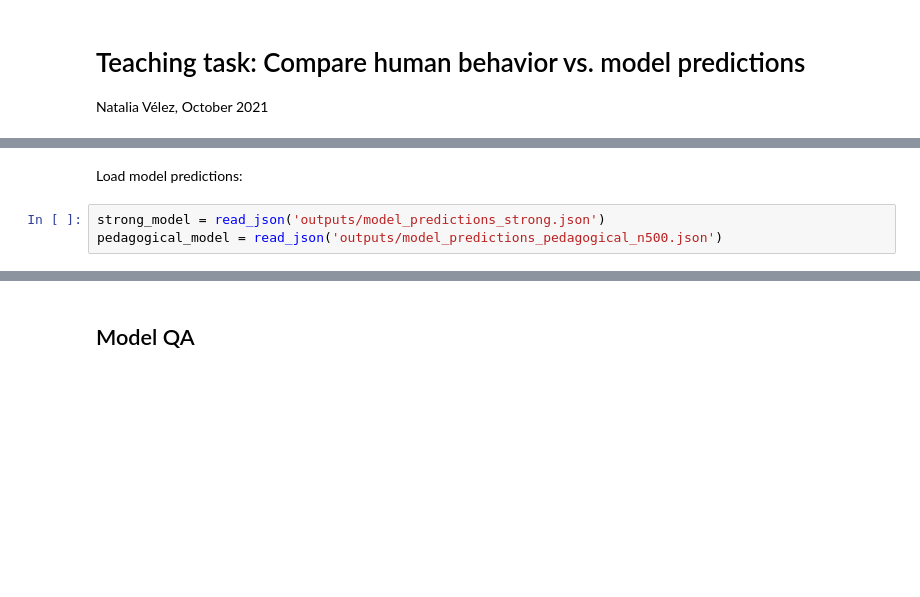
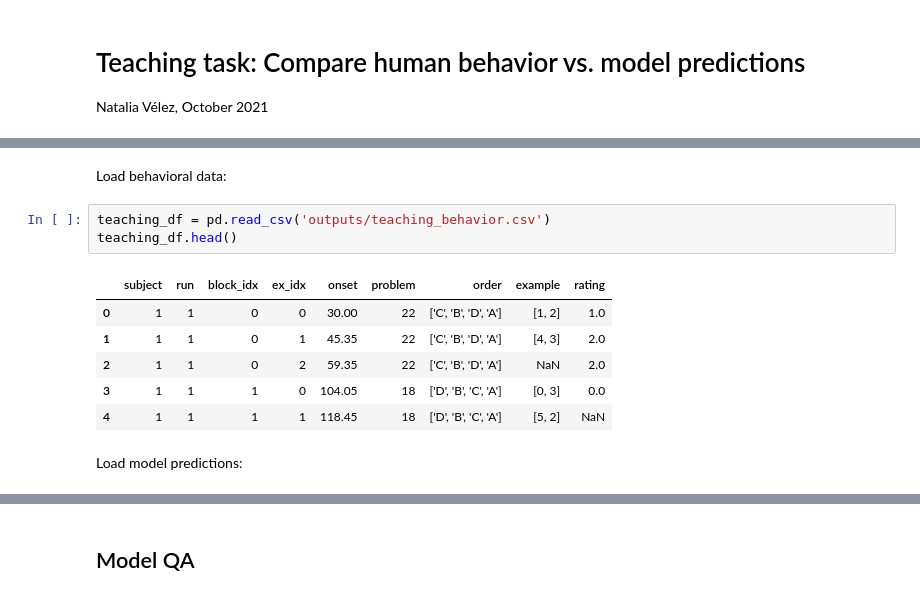
Before and after one commit to nataliavelez/teaching_fmri, a Jupyter notebook: 2_behavioral/3_model_comparison.ipynb, the cells around one changed output, grey strips where cells are left out. Drawn from its saved outputs; the diff is of its cells as text; blank space fills up the shorter version.

```diff
--- a/2_behavioral/3_model_comparison.ipynb
+++ b/2_behavioral/3_model_comparison.ipynb
@@ -21,5 +35,14 @@ excluded_subs = [3, 17] # to-do: do this reproducibly
+# %% [markdown]
+Load behavioral data:
+# %%
+teaching_df = pd.read_csv('outputs/teaching_behavior.csv')
+teaching_df.head()
+# %% [output]
+|  | subject | run | block_idx | ex_idx | onset | problem | order | example | rating |
+| 0 | 1 | 1 | 0 | 0 | 30.00 | 22 | ['C', 'B', 'D', 'A'] | [1, 2] | 1.0 |
+| 1 | 1 | 1 | 0 | 1 | 45.35 | 22 | ['C', 'B', 'D', 'A'] | [4, 3] | 2.0 |
+| 2 | 1 | 1 | 0 | 2 | 59.35 | 22 | ['C', 'B', 'D', 'A'] | NaN | 2.0 |
+| 3 | 1 | 1 | 1 | 0 | 104.05 | 18 | ['D', 'B', 'C', 'A'] | [0, 3] | 0.0 |
+| 4 | 1 | 1 | 1 | 1 | 118.45 | 18 | ['D', 'B', 'C', 'A'] | [5, 2] | NaN |
 # %% [markdown]
 Load model predictions:
-# %%
-strong_model = read_json('outputs/model_predictions_strong.json')
-pedagogical_model = read_json('outputs/model_predictions_pedagogical_n500.json')
```
Also changed, not shown: parts of 21 cells of this notebook, 14 other files.
